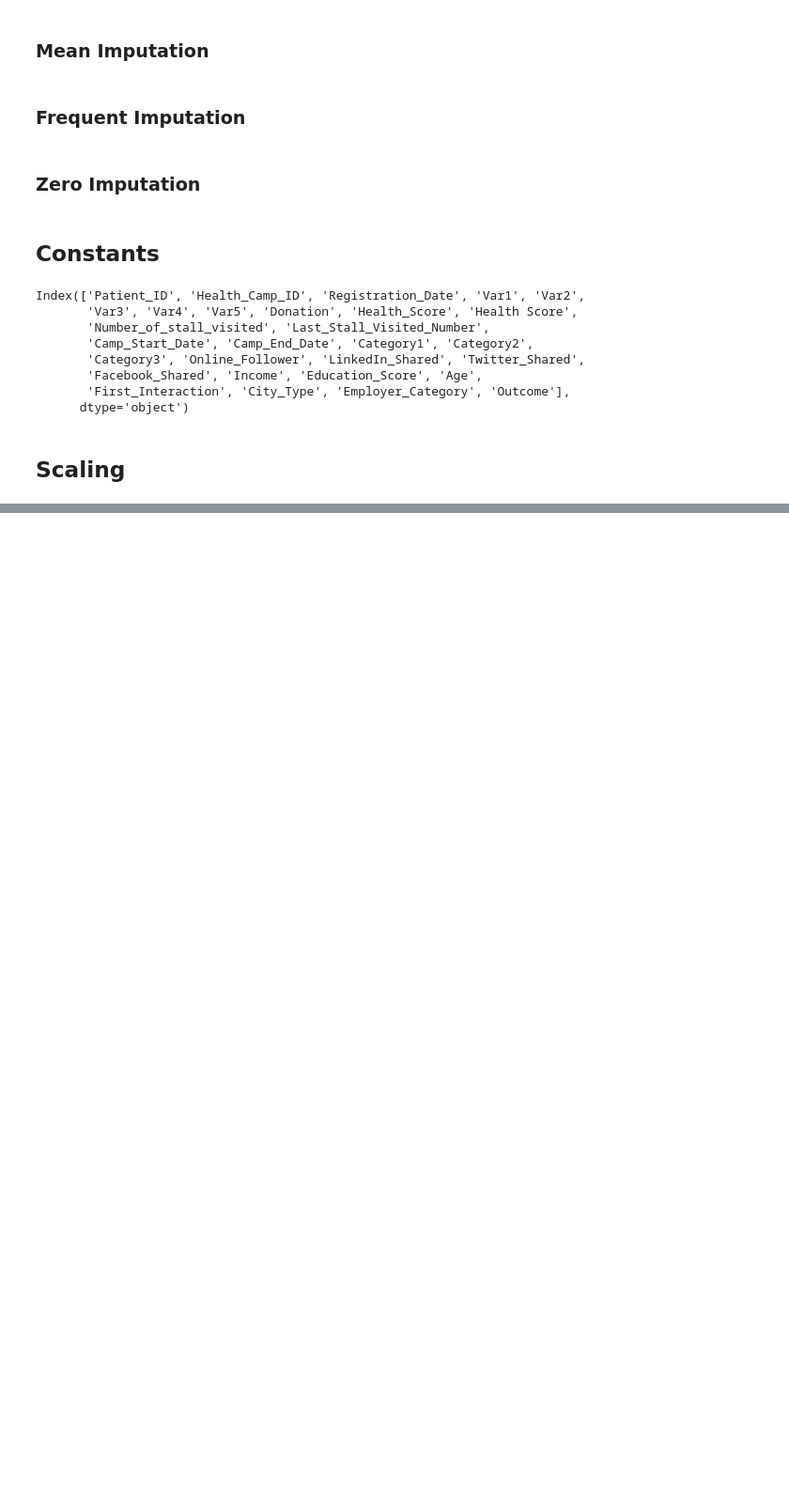
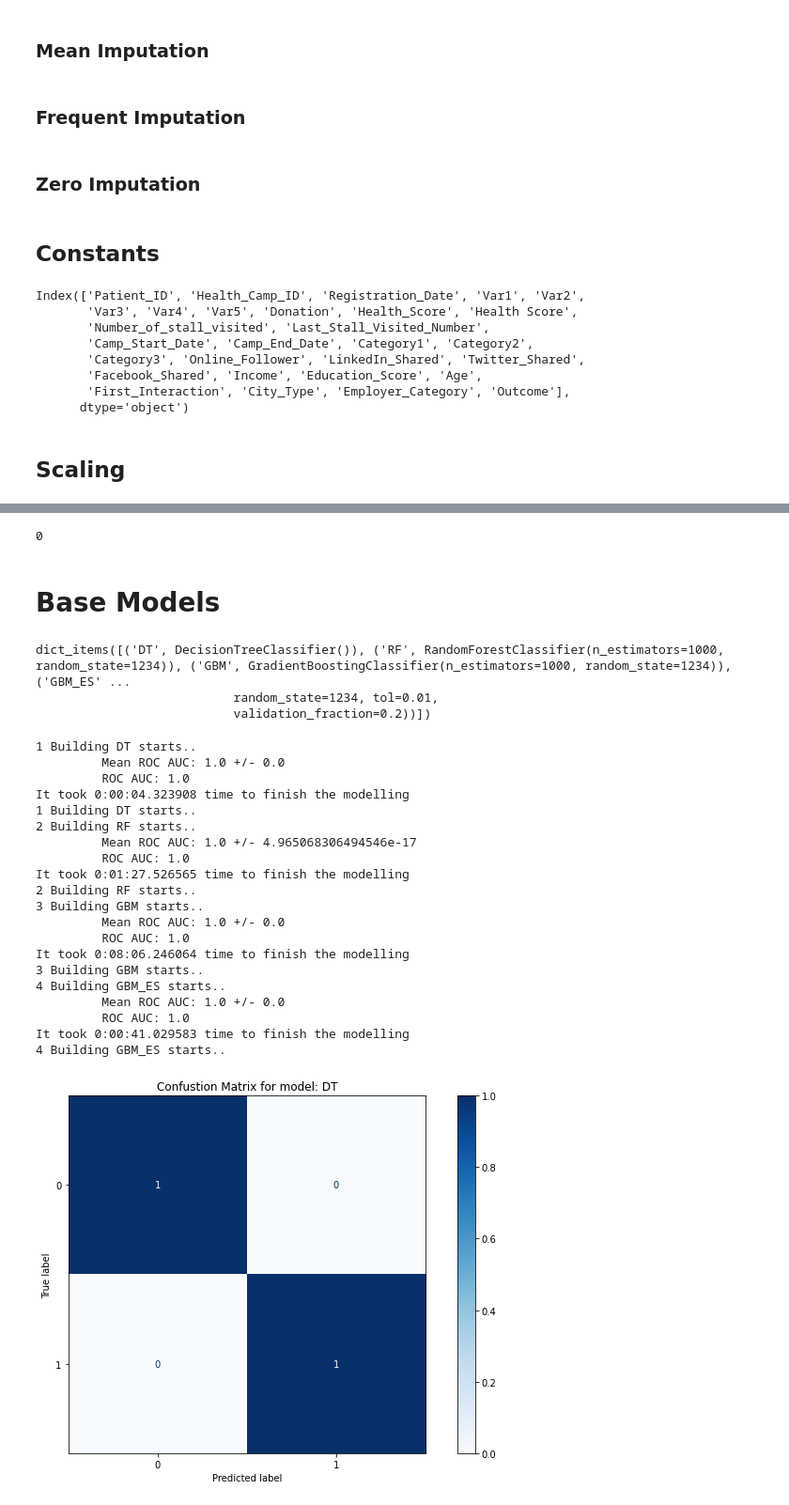
Before and after one commit to teja275/Janatahack-Healthcare-Analytics, a Jupyter notebook: Notebooks/Base line model.ipynb, the cells around one changed output, grey strips where cells are left out. Shown: that part at 94% size. Saved outputs shown, nothing was run; the diff lists cells and outputs as text; code cells hidden in the pictures; blank space fills up the shorter version.

Commit message:
created base line model - WIP

```diff
--- a/Notebooks/Base line model.ipynb
+++ b/Notebooks/Base line model.ipynb
@@ -202,0 +233,3 @@ if should_scale:
+# %%
+train_final_data = pd.concat([train_final_data.drop(cols_for_ohe,axis=1),pd.get_dummies(train_final_data[cols_for_ohe])],axis=1)
+test_final_data = pd.concat([test_final_data.drop(cols_for_ohe,axis=1),pd.get_dummies(test_final_data[cols_for_ohe])],axis=1)
@@ -202,0 +240,76 @@ if should_scale:
+# %%
+ignore_cols_train = [ID1, ID2, target, 'Registration_Date', 'Camp_Start_Date', 'Camp_End_Date', 'First_Interaction']
+ignore_cols_test = [ID1, ID2, 'Registration_Date', 'Camp_Start_Date', 'Camp_End_Date', 'First_Interaction']
+X, y = train_final_data.drop(ignore_cols_train, axis=1), train_final_data[target]
+X_test = test_final_data.drop(ignore_cols_test, axis=1)
+# %%
+sum(X_test.isna().sum())
+# %% [output]
+0
+# %%
+X_train, X_val, y_train, y_val = train_test_split(X, y, test_size=0.30, random_state=random_state)
+# %% [markdown]
+# Base Models
+# %%
+n_esitmators = 1000
+classifiers = {
+    "DT": DecisionTreeClassifier(),
+    "RF": RandomForestClassifier(n_estimators=n_esitmators, random_state=random_state),
+    "GBM": GradientBoostingClassifier(n_estimators=n_esitmators, random_state=random_state),
+    "GBM_ES": GradientBoostingClassifier(n_estimators=n_esitmators, validation_fraction=0.2,
+                                         n_iter_no_change=5,tol=0.01,random_state=random_state)
+}
+# %%
+classifiers.items()
+# %% [output]
+dict_items([('DT', DecisionTreeClassifier()), ('RF', RandomForestClassifier(n_estimators=1000, random_state=1234)), ('GBM', GradientBoostingClassifier(n_estimators=1000, random_state=1234)), ('GBM_ES' ...
+                           random_state=1234, tol=0.01,
+                           validation_fraction=0.2))])
+# %%
+clf_ct=0
+for model_name,clf in classifiers.items():
+    print(f"{clf_ct+1} Building {model_name} starts..")
+    start_ts = datetime.datetime.now()
+
+    cv_scores = cross_val_score(clf, X_train, y_train, scoring='roc_auc', cv=5)
+    print(f"\t Mean ROC AUC: {np.mean(cv_scores)} +/- {np.std(cv_scores)}")
+
+    clf.fit(X_train, y_train)
+    predictions = clf.predict(X_val)
+    auc_score = roc_auc_score(y_val, predictions)
+    print(f"\t ROC AUC: {auc_score}")
+
+    fig = plt.figure(figsize=(12,7))
+    ax = fig.add_subplot(111)
+    disp = plot_confusion_matrix(clf, X_val, y_val, normalize='true', ax=ax, cmap=plt.cm.Blues)
+    disp.ax_.set_title(f"Confustion Matrix for model: {model_name}")
+    os.makedirs("../plots/confusion_matrix_scale_ohe",exist_ok=True)
+    plt.savefig(f"../plots/confusion_matrix_scale_ohe/{model_name}.png", dpi=300)
+    end_ts = datetime.datetime.now()
+
+    print(f"It took {end_ts - start_ts} time to finish the modelling")
+    print(f"{clf_ct+1} Building {model_name} starts..")
+
+    clf_ct+=1
+# %% [output]
+1 Building DT starts..
+         Mean ROC AUC: 1.0 +/- 0.0
+         ROC AUC: 1.0
+It took 0:00:04.323908 time to finish the modelling
+1 Building DT starts..
+2 Building RF starts..
+         Mean ROC AUC: 1.0 +/- 4.965068306494546e-17
+         ROC AUC: 1.0
+It took 0:01:27.526565 time to finish the modelling
+2 Building RF starts..
+3 Building GBM starts..
+         Mean ROC AUC: 1.0 +/- 0.0
+         ROC AUC: 1.0
+It took 0:08:06.246064 time to finish the modelling
+3 Building GBM starts..
+4 Building GBM_ES starts..
+         Mean ROC AUC: 1.0 +/- 0.0
+         ROC AUC: 1.0
+It took 0:00:41.029583 time to finish the modelling
+4 Building GBM_ES starts..
+[figure, added]
```
Also changed, not shown: parts of 15 cells of this notebook.
